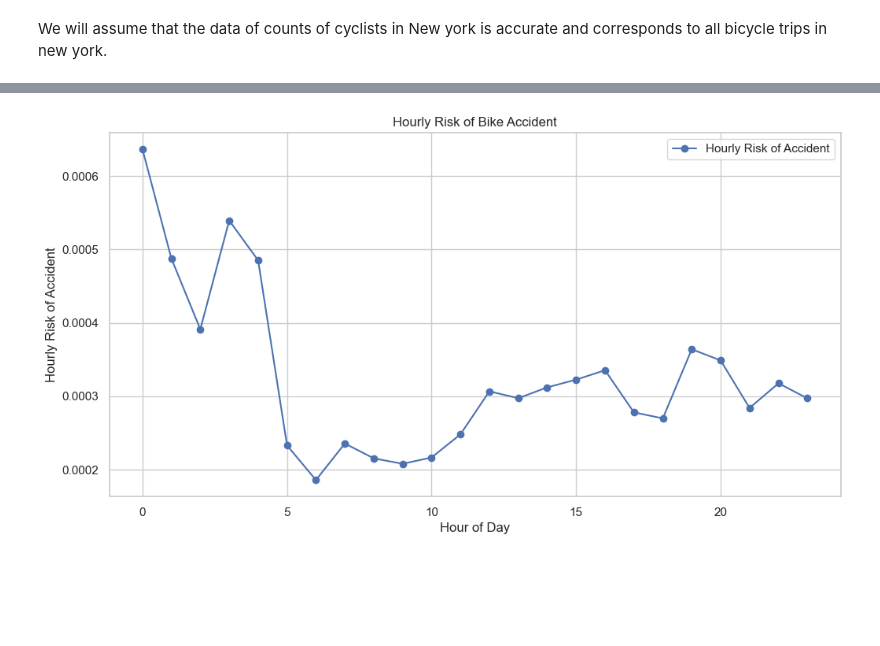
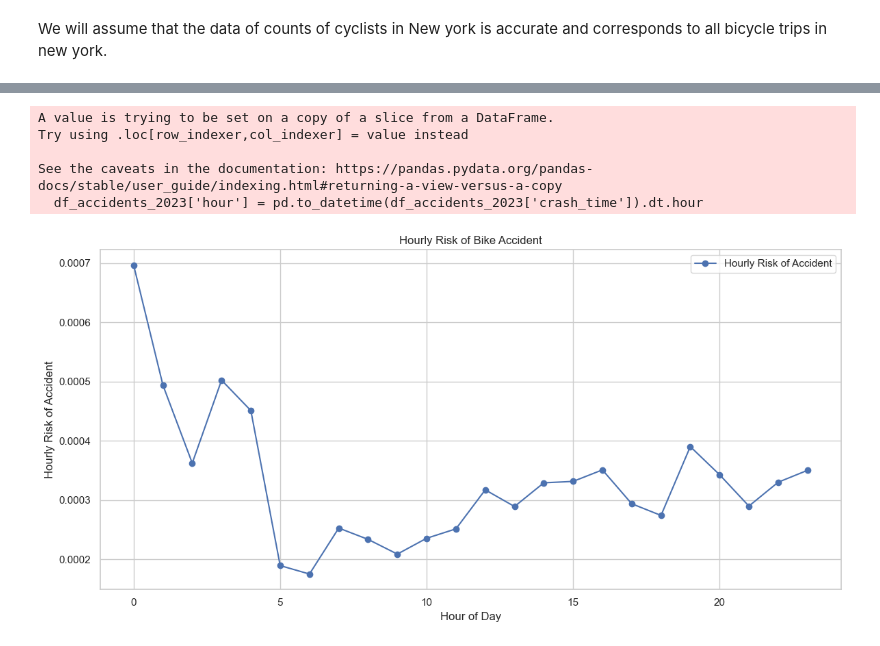
Before and after one commit to aziztnani/Citibike_insurance, a Jupyter notebook: notebooks/data_analysis.ipynb, the cells around one changed output, grey strips where cells are left out. Cells and saved outputs as stored; diff of their text form; code cells hidden in the pictures; blank space fills up the shorter version.

```diff
--- a/notebooks/data_analysis.ipynb
+++ b/notebooks/data_analysis.ipynb
@@ -722,8 +725,10 @@ We will assume that the data of counts of cyclists in New york is accurate and c
 # %%
-#average risk over one year:
-nb_accidents = len(df_accidents)
+#average risk over one year (2023):
+df_accidents['crash_date'] = pd.to_datetime(df_accidents['crash_date'])
+df_accidents_2023 = df_accidents[df_accidents['crash_date'].dt.year == 2023]
+nb_accidents = len(df_accidents_2023)
 nb_trips_nyc = df_cyclists_nyc_daily['adjusted_daily_counts'].sum()
 avg_risk_per_trip = nb_accidents/nb_trips_nyc
 
-print(f"Average Risk of KSI per Trip in 2023: {avg_risk_per_trip}")
+print(f"Average Risk of Severe Accident per Trip in 2023: {avg_risk_per_trip}")
 # %% [output]
@@ -776,33 +782,31 @@ plt.show()
 # %%
-import pandas as pd
-import matplotlib.pyplot as plt
+# Extract hour information for both accidents and cyclist data
+df_accidents_2023['hour'] = pd.to_datetime(df_accidents_2023['crash_time']).dt.hour
 
-# Assume 'crash_datetime' is the timestamp column for accidents, and 'cyclist_datetime' for cyclist counts
+# Group accidents and cyclist counts by hour
+hourly_accidents = df_accidents_2023.groupby('hour').size().reset_index(name='hourly_crash_count')
 
-# Step 1: Extract hour information for both accidents and cyclist data
-df_accidents['hour'] = pd.to_datetime(df_accidents['crash_time']).dt.hour
-#df_cyclists_nyc_daily['hour'] = pd.to_datetime(df_cyclists_nyc_daily['date']).dt.hour
-
-# Step 2: Group accidents and cyclist counts by hour
-hourly_accidents = df_accidents.groupby('hour').size().reset_index(name='hourly_crash_count')
-#hourly_cyclists = df_cyclists_nyc_daily.groupby('hour')['adjusted_daily_counts'].sum().reset_index(name='hourly_cyclist_count')
-
-# Step 3: Merge the two DataFrames on 'hour'
+# Merge the two DataFrames on 'hour'
 hourly_risk_df = pd.merge(hourly_accidents, df_cyclists_nyc_hourly, on='hour', how='inner')
 
 # Step 4: Calculate hourly risk
 hourly_risk_df['hourly_risk'] = hourly_risk_df['hourly_crash_count'] / hourly_risk_df['hourly_counts']
 
 # Step 5: Plot hourly risk
 plt.figure(figsize=(12, 6))
 plt.plot(hourly_risk_df['hour'], hourly_risk_df['hourly_risk'], marker='o', linestyle='-', label='Hourly Risk of Accident')
 plt.xlabel('Hour of Day')
 plt.ylabel('Hourly Risk of Accident')
 plt.title('Hourly Risk of Bike Accident')
 plt.legend()
 plt.grid(True)
 plt.tight_layout()
 plt.savefig('../results/Time_of_day_factor_risk.jpg')
 plt.show()
 # %% [output]
+A value is trying to be set on a copy of a slice from a DataFrame.
+Try using .loc[row_indexer,col_indexer] = value instead
+
+See the caveats in the documentation: https://pandas.pydata.org/pandas-docs/stable/user_guide/indexing.html#returning-a-view-versus-a-copy
+  df_accidents_2023['hour'] = pd.to_datetime(df_accidents_2023['crash_time']).dt.hour
-[figure, old version]
+[figure, new version]
```
Also changed, not shown: parts of 14 cells of this notebook, 3 other files.
